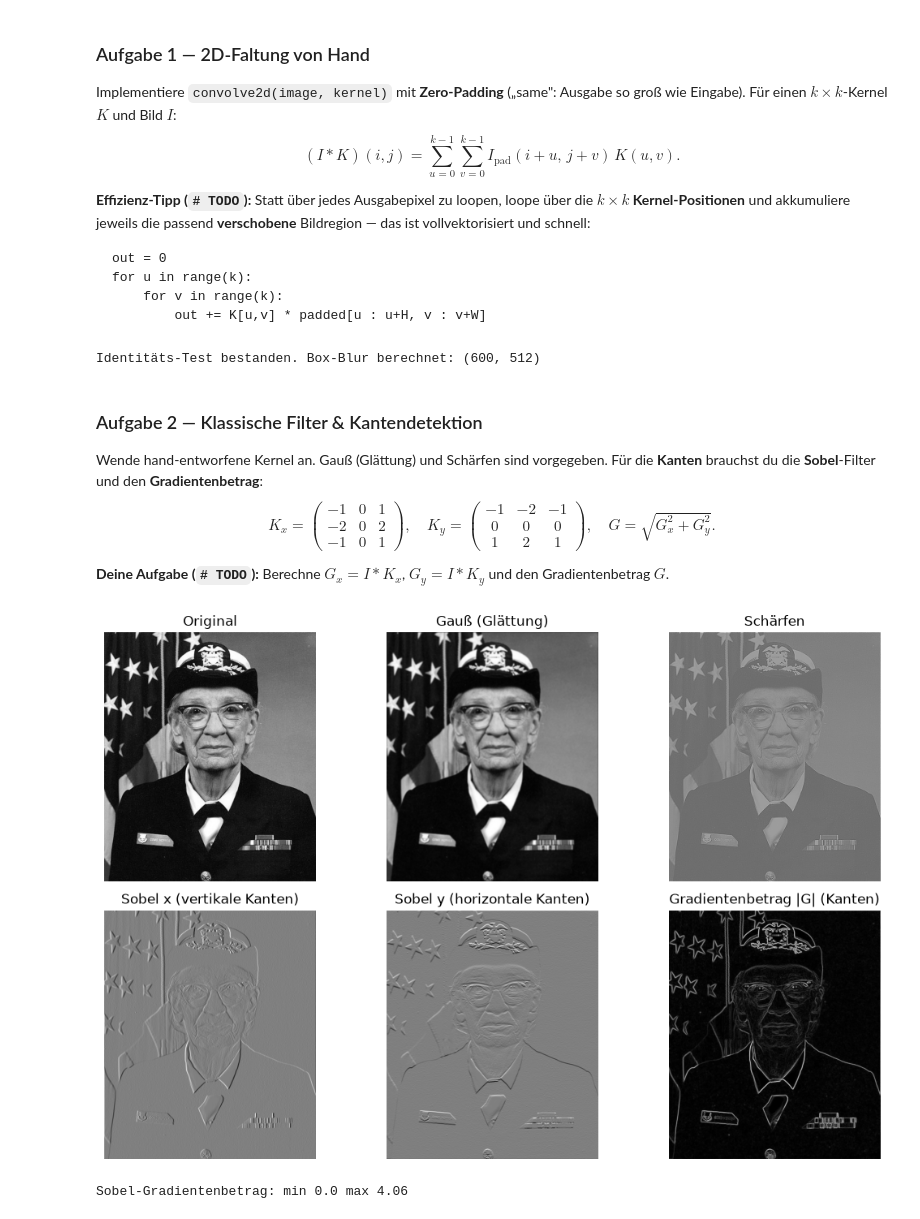
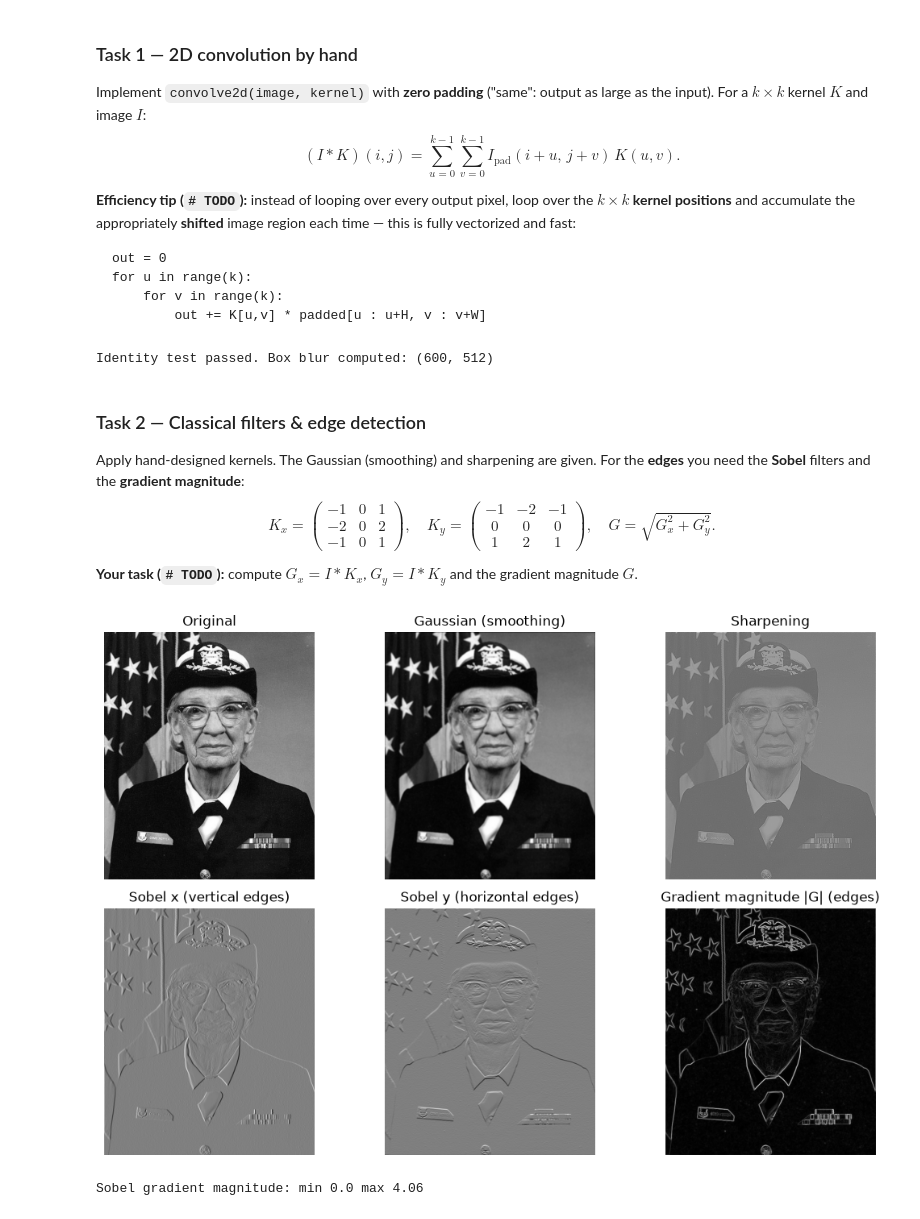
Before and after one commit to TimonLudwig1/Practice-Lab, a Jupyter notebook: xtAI_Learn-Repository/modules/11-computer-vision/projects/01-basic/solution/convolution_filters_solution.ipynb, the cells around one changed output. Saved outputs shown, nothing was run; the diff lists cells and outputs as text; code cells hidden in the pictures.

````diff
--- a/xtAI_Learn-Repository/modules/11-computer-vision/projects/01-basic/solution/convolution_filters_solution.ipynb
+++ b/xtAI_Learn-Repository/modules/11-computer-vision/projects/01-basic/solution/convolution_filters_solution.ipynb
@@ -36,5 +36,5 @@ Ein Bild ist ein Zahlenraster. Wir laden ein echtes Foto, wandeln es in **Graust
 # %%
-# ---- Bild laden & in Graustufen wandeln (vorgegeben) ----------------------
+# ---- Load the image & convert to grayscale (given) ------------------------
 import numpy as np
 import matplotlib.pyplot as plt
 import matplotlib.cbook as cbook
@@ -43,13 +43,13 @@ from PIL import Image
 with cbook.get_sample_data("grace_hopper.jpg") as f:
     img_rgb = np.asarray(Image.open(f).convert("RGB")).astype(np.float32) / 255.0
 
-# Graustufen per Luminanz-Gewichtung (ITU-R 601)
+# grayscale via luminance weighting (ITU-R 601)
 gray = img_rgb @ np.array([0.299, 0.587, 0.114], dtype=np.float32)
-print("Farbbild:", img_rgb.shape, " Graustufen:", gray.shape, " Wertebereich:",
+print("Color image:", img_rgb.shape, " grayscale:", gray.shape, " value range:",
       round(float(gray.min()), 2), "-", round(float(gray.max()), 2))
 
 fig, ax = plt.subplots(1, 2, figsize=(8, 4))
-ax[0].imshow(img_rgb); ax[0].set_title("Original (RGB, 3 Kanäle)"); ax[0].axis("off")
-ax[1].imshow(gray, cmap="gray"); ax[1].set_title("Graustufen (1 Kanal)"); ax[1].axis("off")
+ax[0].imshow(img_rgb); ax[0].set_title("Original (RGB, 3 channels)"); ax[0].axis("off")
+ax[1].imshow(gray, cmap="gray"); ax[1].set_title("Grayscale (1 channel)"); ax[1].axis("off")
 plt.tight_layout(); plt.show()
 # %% [output]
@@ -58,13 +58,13 @@ Farbbild: (600, 512, 3)  Graustufen: (600, 512)  Wertebereich: 0.0 - 1.0
 # %% [markdown]
-### Aufgabe 1 — 2D-Faltung von Hand
+### Task 1 — 2D convolution by hand
 
-Implementiere `convolve2d(image, kernel)` mit **Zero-Padding** („same": Ausgabe so groß wie
-Eingabe). Für einen $k\times k$-Kernel $K$ und Bild $I$:
+Implement `convolve2d(image, kernel)` with **zero padding** ("same": output as large as the
+input). For a $k\times k$ kernel $K$ and image $I$:
 $$(I*K)(i,j)=\sum_{u=0}^{k-1}\sum_{v=0}^{k-1} I_{\text{pad}}(i+u,\,j+v)\,K(u,v).$$
 
-**Effizienz-Tipp (`# TODO`):** Statt über jedes Ausgabepixel zu loopen, loope über die
-**$k\times k$ Kernel-Positionen** und akkumuliere jeweils die passend **verschobene**
-Bildregion — das ist vollvektorisiert und schnell:
+**Efficiency tip (`# TODO`):** instead of looping over every output pixel, loop over the
+**$k\times k$ kernel positions** and accumulate the appropriately **shifted** image region
+each time — this is fully vectorized and fast:
 
 ```
 out = 0
@@ -73,9 +73,9 @@ for u in range(k):
         out += K[u,v] * padded[u : u+H, v : v+W]
 ```
 # %%
-# ---- AUFGABE 1: 2D-Faltung -----------------------------------------------
+# ---- TASK 1: 2D convolution ----------------------------------------------
 def convolve2d(image, kernel):
-    """Faltung (Kreuzkorrelation) mit Zero-Padding, Ausgabegröße = Eingabegröße."""
+    """Convolution (cross-correlation) with zero padding, output size = input size."""
     k = kernel.shape[0]
     p = k // 2
     H, W = image.shape
@@ -86,53 +86,52 @@ def convolve2d(image, kernel):
             out += kernel[u, v] * padded[u:u + H, v:v + W]
     return out
 
-# Test: Identitäts-Kernel gibt das Bild zurück; Box-Blur glättet
+# Test: the identity kernel returns the image; box blur smooths
 identity = np.array([[0, 0, 0], [0, 1, 0], [0, 0, 0]], dtype=np.float32)
 assert np.allclose(convolve2d(gray, identity), gray, atol=1e-5)
 box = np.ones((3, 3), dtype=np.float32) / 9.0
 blur = convolve2d(gray, box)
-print("Identitäts-Test bestanden. Box-Blur berechnet:", blur.shape)
+print("Identity test passed. Box blur computed:", blur.shape)
 # %% [output]
-Identitäts-Test bestanden. Box-Blur berechnet: (600, 512)
+Identity test passed. Box blur computed: (600, 512)
 # %% [markdown]
-### Aufgabe 2 — Klassische Filter & Kantendetektion
+### Task 2 — Classical filters & edge detection
 
-Wende hand-entworfene Kernel an. Gauß (Glättung) und Schärfen sind vorgegeben. Für die
-**Kanten** brauchst du die **Sobel**-Filter und den **Gradientenbetrag**:
+Apply hand-designed kernels. The Gaussian (smoothing) and sharpening are given. For the
+**edges** you need the **Sobel** filters and the **gradient magnitude**:
 $$K_x=\begin{pmatrix}-1&0&1\\-2&0&2\\-1&0&1\end{pmatrix},\quad
 K_y=\begin{pmatrix}-1&-2&-1\\0&0&0\\1&2&1\end{pmatrix},\quad
 G=\sqrt{G_x^2+G_y^2}.$$
 
-**Deine Aufgabe (`# TODO`):** Berechne $G_x=I*K_x$, $G_y=I*K_y$ und den Gradientenbetrag $G$.
+**Your task (`# TODO`):** compute $G_x=I*K_x$, $G_y=I*K_y$ and the gradient magnitude $G$.
 # %%
-# ---- AUFGABE 2: Sobel-Kanten + vorgegebene Filter -------------------------
-# Gauß-Kernel (5x5) und Schärfen (vorgegeben)
+# ---- TASK 2: Sobel edges + given filters ---------------------------------
+# Gaussian kernel (5x5) and sharpening (given)
 def gaussian_kernel(size=5, sigma=1.0):
     ax = np.arange(size) - size // 2
     xx, yy = np.meshgrid(ax, ax)
     g = np.exp(-(xx**2 + yy**2) / (2 * sigma**2))
     return (g / g.sum()).astype(np.float32)
 
 sharpen = np.array([[0, -1, 0], [-1, 5, -1], [0, -1, 0]], dtype=np.float32)
 Kx = np.array([[-1, 0, 1], [-2, 0, 2], [-1, 0, 1]], dtype=np.float32)
 Ky = np.array([[-1, -2, -1], [0, 0, 0], [1, 2, 1]], dtype=np.float32)
 
 gauss = convolve2d(gray, gaussian_kernel(5, 1.2))
 sharp = convolve2d(gray, sharpen)
-# TODO: Sobel in x und y + Gradientenbetrag
 Gx = convolve2d(gray, Kx)
 Gy = convolve2d(gray, Ky)
 G = np.sqrt(Gx**2 + Gy**2)
 
 fig, ax = plt.subplots(2, 3, figsize=(11, 7))
 for a, im, t in zip(ax.ravel(),
                     [gray, gauss, sharp, Gx, Gy, G],
-                    ["Original", "Gauß (Glättung)", "Schärfen",
-                     "Sobel x (vertikale Kanten)", "Sobel y (horizontale Kanten)",
-                     "Gradientenbetrag |G| (Kanten)"]):
+                    ["Original", "Gaussian (smoothing)", "Sharpening",
+                     "Sobel x (vertical edges)", "Sobel y (horizontal edges)",
+                     "Gradient magnitude |G| (edges)"]):
     a.imshow(im, cmap="gray"); a.set_title(t); a.axis("off")
 plt.tight_layout(); plt.show()
-print("Sobel-Gradientenbetrag: min", round(float(G.min()),2), "max", round(float(G.max()),2))
+print("Sobel gradient magnitude: min", round(float(G.min()),2), "max", round(float(G.max()),2))
 # %% [output]
-[figure, old version]
+[figure, new version]
-Sobel-Gradientenbetrag: min 0.0 max 4.06
+Sobel gradient magnitude: min 0.0 max 4.06
````
Also changed, not shown: parts of 11 cells of this notebook, 1 other file.
